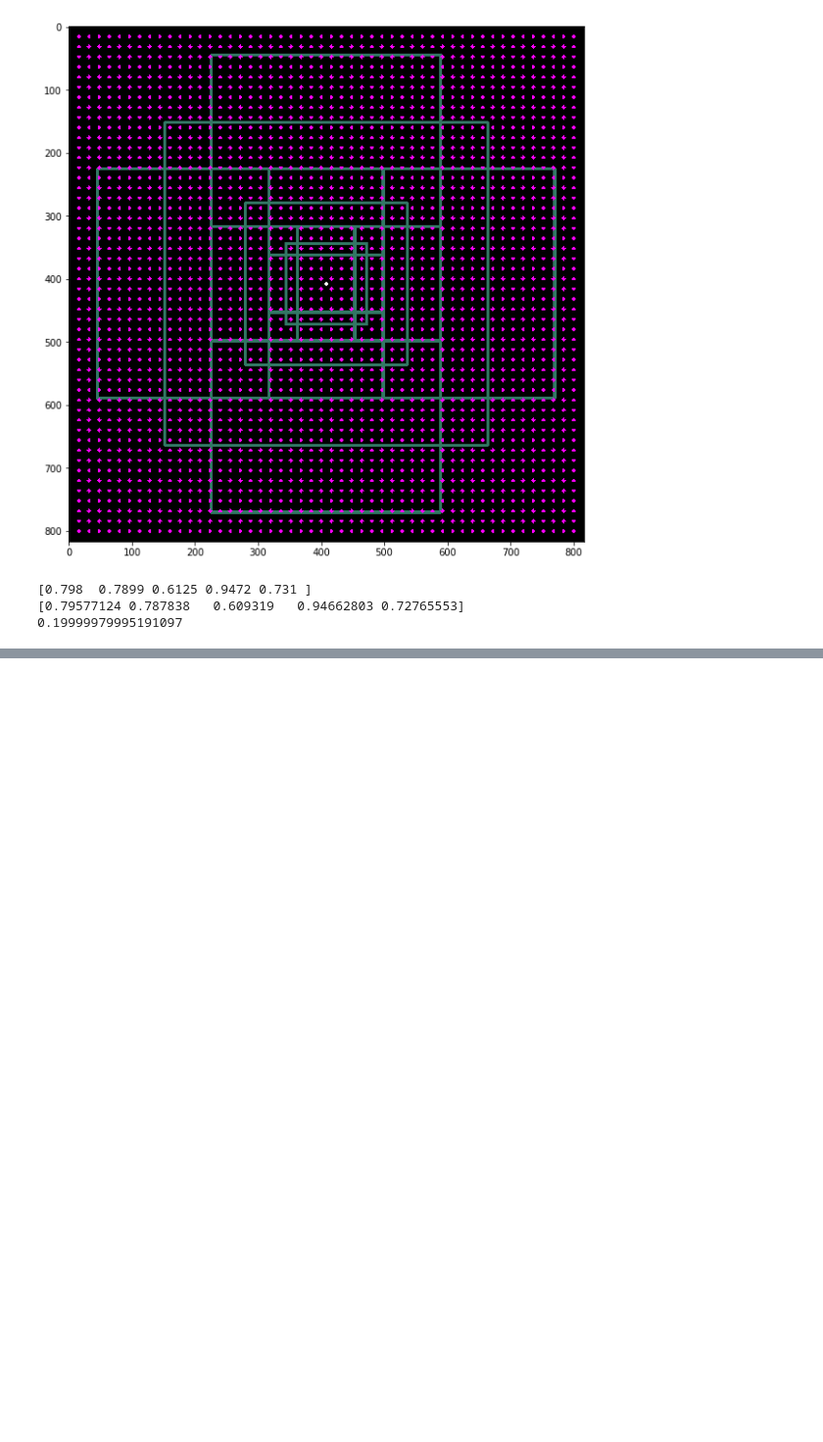
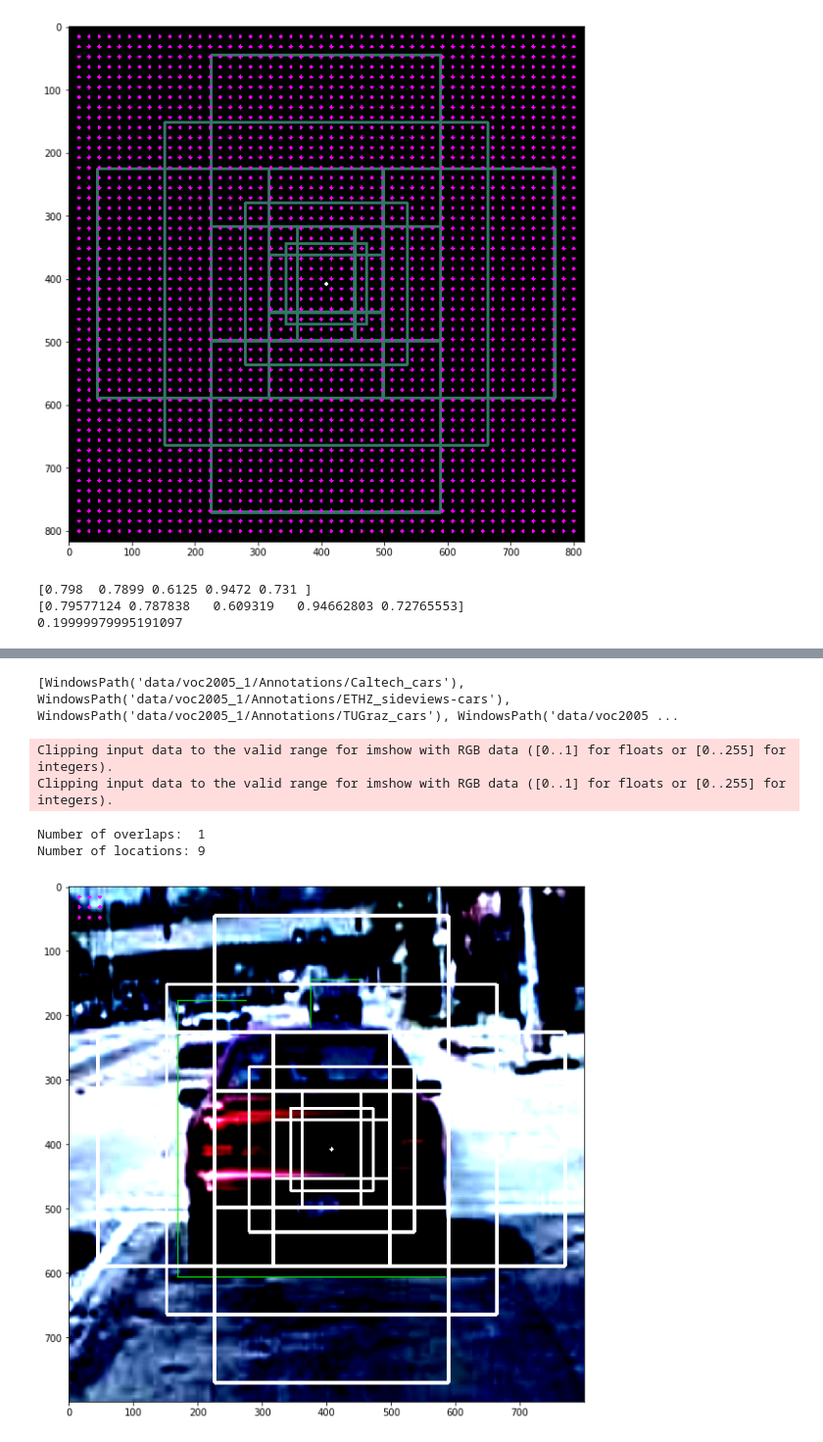
Before and after one commit to filipgrigorov/ml_models, a Jupyter notebook: frcnn/frcnn_implementation.ipynb, the cells around one changed output, grey strips where cells are left out. Shown: that part at 98% size. Cells and saved outputs as stored; diff of their text form; code cells hidden in the pictures; blank space fills up the shorter version.

```diff
--- a/frcnn/frcnn_implementation.ipynb
+++ b/frcnn/frcnn_implementation.ipynb
@@ -319,8 +331,10 @@ after @ 0x22d358a2d00: (22500, 4)
  [226.98067   45.961327 589.01935  770.0387  ]]
 # %%
 # test if correct
-def visualize_anchors_for_location(anchors, input_img_size, subsample_size):
-    sample_img = np.zeros(shape=(input_img_size + subsample_size + 1, input_img_size + subsample_size + 1, 3)).astype(np.uint8); counter = 1
+def visualize_anchors_for_location(anchors, input_img_size, subsample_size, sample_img=None):
+    if sample_img is None:
+        sample_img = np.zeros(shape=(input_img_size + subsample_size + 1, input_img_size + subsample_size + 1, 3)).astype(np.uint8)
+    counter = 1
     for anchor in anchors:
         sample_img = cv2.circle(sample_img, (int(cx), int(cy)), 1, (255, 255, 255), 3)
         sample_img = cv2.rectangle(sample_img, (int(anchor[0]), int(anchor[1])), (int(anchor[2]), int(anchor[3])), (50, 120, 100), 3)
@@ -364,6 +378,9 @@ def IoU(bbox1, bbox2, eps=1e-15):
 
         [left_x, top_y, right_x, bottom_y] - [0, 1, 2, 3]
     '''
+    bbox1[bbox1 < 0] = 0
+    bbox2[bbox2 < 0] = 0
+
     min_x = min(bbox1[2], bbox2[2])
     min_y = min(bbox1[3], bbox2[3])
     max_x = max(bbox1[0], bbox2[0])
@@ -406,0 +437,66 @@ print(err)
+# %%
+# Sample annotions
+img_size = 800
+
+transform_ops = transforms.Compose([
+    transforms.Resize((img_size, img_size)),
+    transforms.PILToTensor(),
+    transforms.ConvertImageDtype(torch.float),
+    transforms.Normalize((0.485, 0.456, 0.406), (0.229, 0.224, 0.225)),
+])
+trainset = VOCDataset(annots_path, 'car', transform_ops)
+
+img, bboxes, lbl, res = trainset[0]
+
+img = img.cpu().numpy().transpose(1, 2, 0)
+bboxes = bboxes.cpu().numpy() * img_size
+bboxes = bboxes.astype(np.int)
+#print(f'BBoxes per scene in {bboxes.dtype}: \n{bboxes}\n')
+
+img = cv2.cvtColor(img, cv2.COLOR_RGB2BGR)
+for bbox in bboxes:
+    img = cv2.rectangle(img, (bbox[0], bbox[1]), (bbox[2], bbox[3]), (0, 255, 0), 1)
+img = cv2.cvtColor(img, cv2.COLOR_BGR2RGB)
+
+anchors = generate_anchors(input_img_size=800, subsample_size=16, scales=[8, 16, 32], ratios=[0.5, 1.0, 2.0]).reshape(-1, 4)
+
+#print(bboxes.shape)
+#print(anchors.shape)
+
+# Label the anchors
+anchor_labels = np.zeros(shape=(anchors.shape[0]))
+anchor_labels.fill(-1)
+#print(anchor_labels.shape)
+#print(anchor_labels[:3])
+
+def label_anchors(gt_bboxes, anchor_bboxes, labels):
+    iou_values = []
+    for idx in range(anchor_bboxes.shape[0]):
+        anchor_bbox = anchor_bboxes[idx]
+        for gt_bbox in gt_bboxes:
+            iou_values.append(IoU(anchor_bbox, gt_bbox))
+            if iou_values[-1] >= 0.7:
+                print(iou_values[-1])
+                labels[idx] = 1
+
+    max_iou_idx = np.argmax(iou_values)
+    if iou_values[max_iou_idx] > 0.3:
+        labels[max_iou_idx] = 1
+
+    return labels
+
+anchor_labels = label_anchors(bboxes, anchors, anchor_labels)
+print('Number of overlaps: ', len(anchor_labels[anchor_labels == 1]))
+
+size = img_size // 16
+center_idx = int(0.5 * size * (size + 1)) * 9
+visualize_anchors_for_location(anchors[center_idx : center_idx + 9], size, 16, img)
+plt.imshow(img)
+plt.show()
+# %% [output]
+[WindowsPath('data/voc2005_1/Annotations/Caltech_cars'), WindowsPath('data/voc2005_1/Annotations/ETHZ_sideviews-cars'), WindowsPath('data/voc2005_1/Annotations/TUGraz_cars'), WindowsPath('data/voc2005 ...
+Clipping input data to the valid range for imshow with RGB data ([0..1] for floats or [0..255] for integers).
+Clipping input data to the valid range for imshow with RGB data ([0..1] for floats or [0..255] for integers).
+Number of overlaps:  1
+Number of locations: 9
+[figure, added]
```
Also changed, not shown: parts of 3 cells of this notebook.
